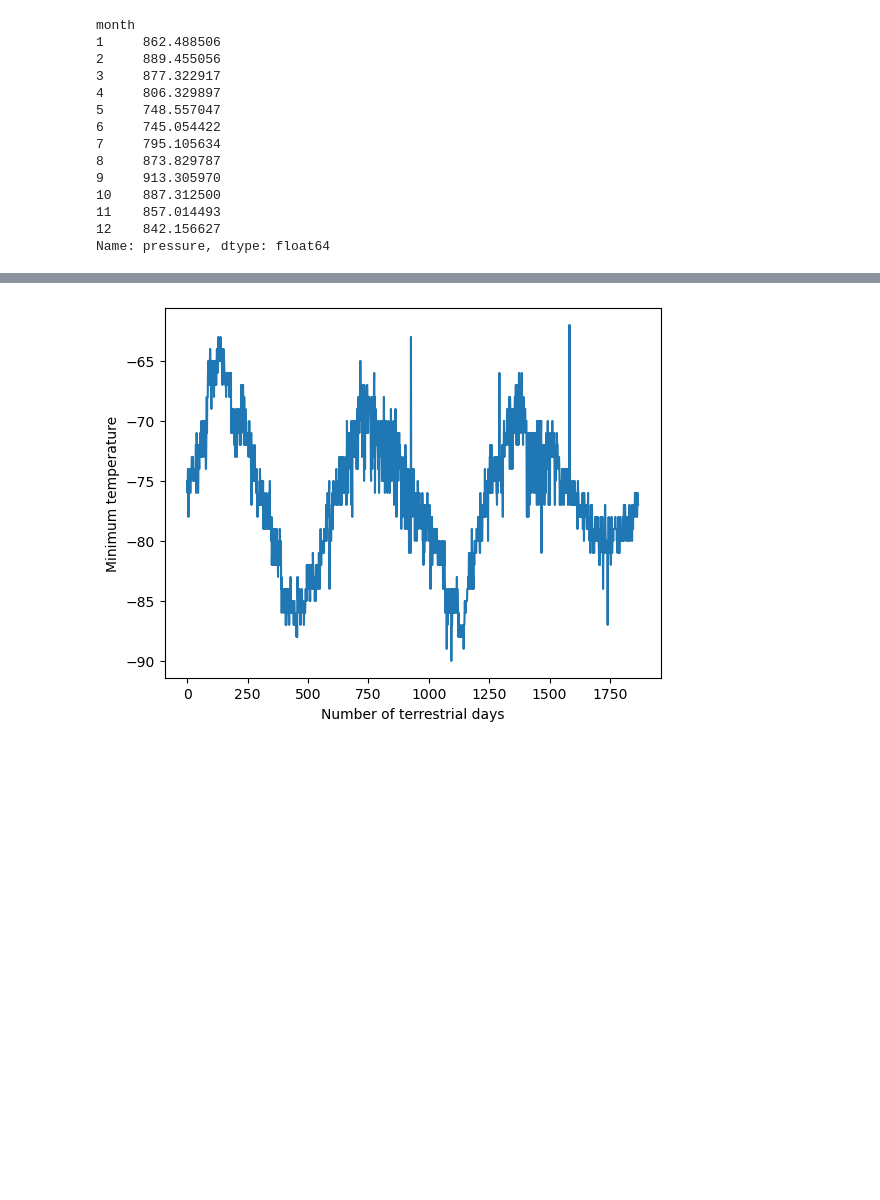
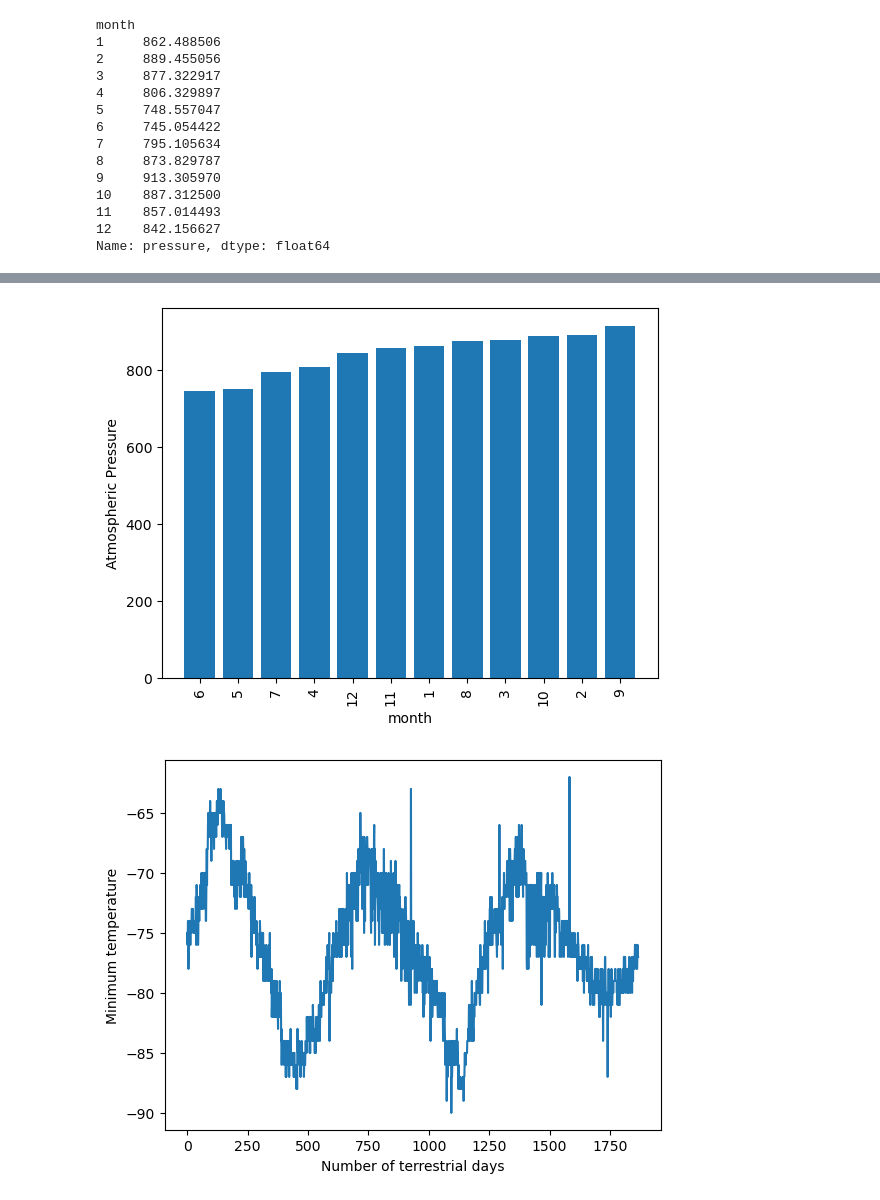
Before and after one commit to Julian-Panditharatne/web-scraping_challenge, a Jupyter notebook: part_2_mars_weather.ipynb, the cells around one changed output, grey strips where cells are left out. Saved outputs shown, nothing was run; the diff lists cells and outputs as text; code cells hidden in the pictures; blank space fills up the shorter version.

```diff
--- a/part_2_mars_weather.ipynb
+++ b/part_2_mars_weather.ipynb
@@ -232,5 +222,7 @@ Name: min_temp, dtype: float64
 # %%
 # 4. Average pressure by Martian month
+monthly_avg_pressure = table_df.groupby('month')['pressure'].mean()
+monthly_avg_pressure
 # %% [output]
 month
 1     862.488506
@@ -253,2 +241,11 @@ Name: pressure, dtype: float64
+# %%
+# Plot the average pressure by month
+plt.bar(monthly_avg_pressure.index, monthly_avg_pressure.sort_values().values)
+plt.xlabel('month')
+plt.ylabel('Atmospheric Pressure')
+plt.xticks(ticks=monthly_avg_pressure.index, labels=monthly_avg_pressure.sort_values().index, rotation=90)
+plt.show()
+# %% [output]
+[figure, added]
 # %%
 # 5. How many terrestrial (earth) days are there in a Martian year?
```
Also changed, not shown: parts of 18 cells of this notebook, 2 other files.
